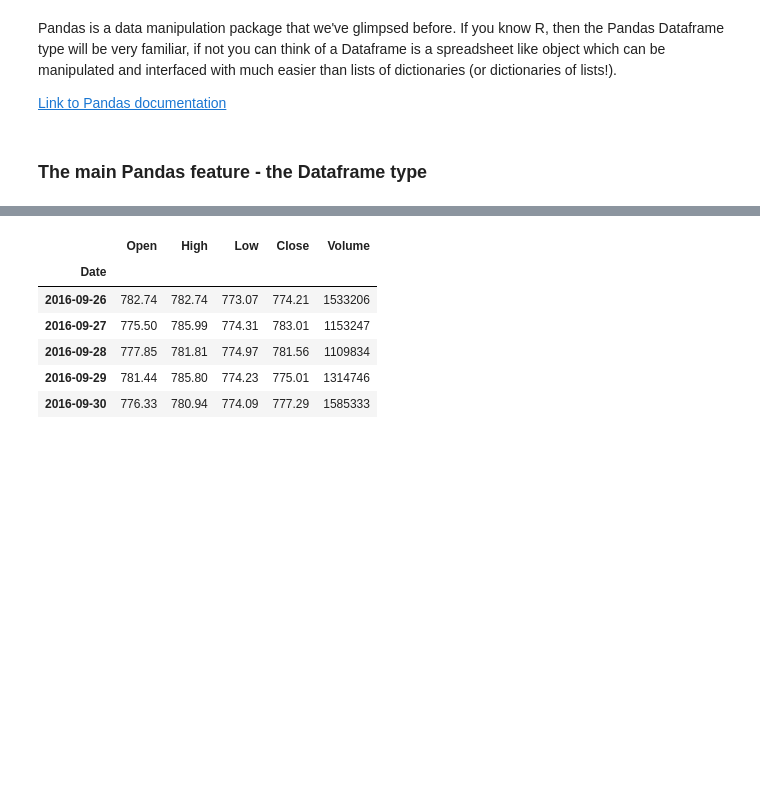
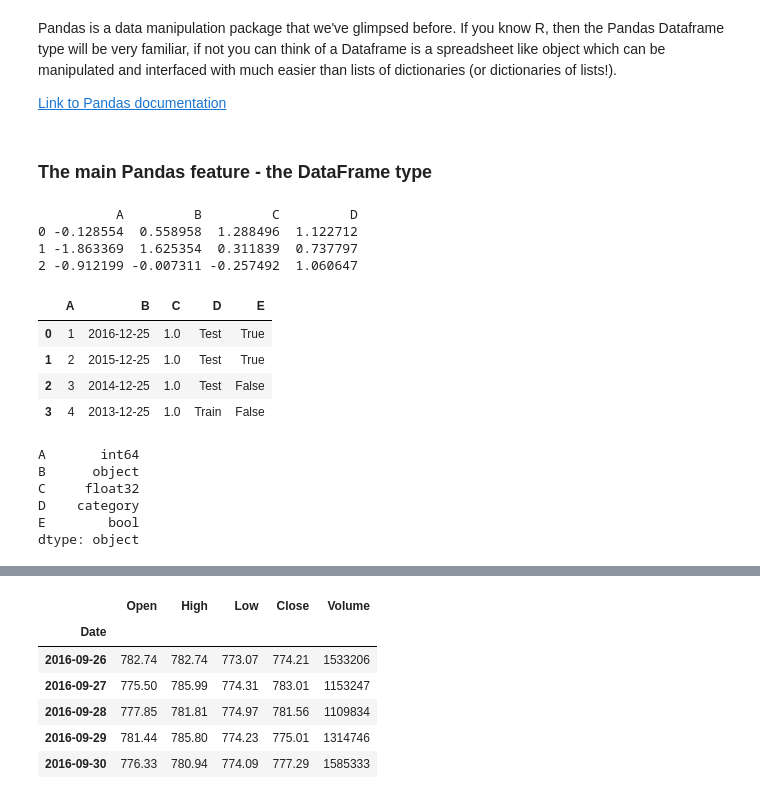
Before and after one commit to tomsherborne/learn-python, a Jupyter notebook: lesson6.ipynb, the cells around one changed output, grey strips where cells are left out. Drawn from its saved outputs; the diff is of its cells as text; code cells hidden in the pictures; blank space fills up the shorter version.

Commit message:
Add pandas lesson

```diff
--- a/lesson6.ipynb
+++ b/lesson6.ipynb
@@ -317,4 +324,45 @@ Pandas is a data manipulation package that we've glimpsed before. If you know R,
 
 [Link to Pandas documentation](http://pandas.pydata.org/pandas-docs/stable/index.html)
 # %% [markdown]
-### The main Pandas feature - the Dataframe type
+### The main Pandas feature - the DataFrame type
+# %%
+# Pandas DataFrames can be initialised using Numpy objects or
+# or with native Python objects.
+
+# Using Numpy
+df1 = pd.DataFrame(np.random.randn(3,4),columns=list('ABCD'))
+print(df1)
+
+# Or with a dictionary of list vales
+my_dict = {
+    'A':[1,2,3,4],
+    'B':['2016-12-25','2015-12-25','2014-12-25','2013-12-25'],
+    'C':pd.Series(1,index=list(range(4)),dtype="float32"),
+    'D':pd.Categorical(['Test','Test','Test','Train']),
+    'E':[True,True,False,False]
+}
+df2 = pd.DataFrame(my_dict)
+df2
+# %% [output]
+          A         B         C         D
+0 -0.128554  0.558958  1.288496  1.122712
+1 -1.863369  1.625354  0.311839  0.737797
+2 -0.912199 -0.007311 -0.257492  1.060647
+|  | A | B | C | D | E |
+| 0 | 1 | 2016-12-25 | 1.0 | Test | True |
+| 1 | 2 | 2015-12-25 | 1.0 | Test | True |
+| 2 | 3 | 2014-12-25 | 1.0 | Test | False |
+| 3 | 4 | 2013-12-25 | 1.0 | Train | False |
+# %%
+# Many features of the DataFrame are similar to a NumPy array
+
+df2.dtypes
+
+#df2.shape
+# %% [output]
+A       int64
+B      object
+C     float32
+D    category
+E        bool
+dtype: object
```
Also changed, not shown: parts of 13 cells of this notebook.
